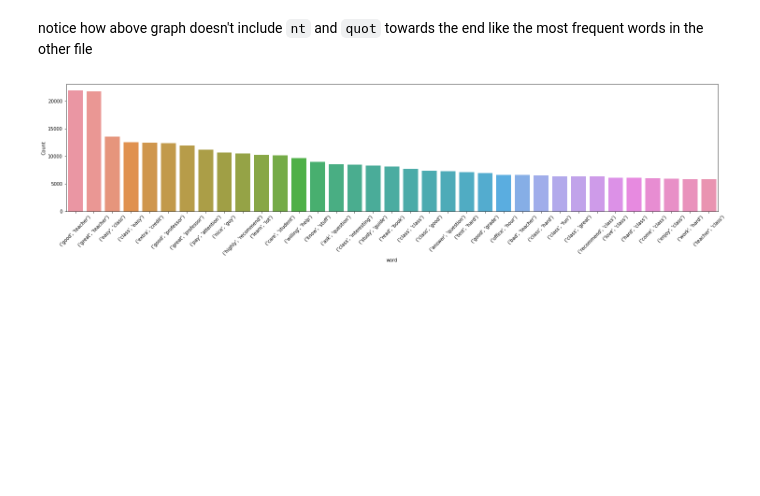
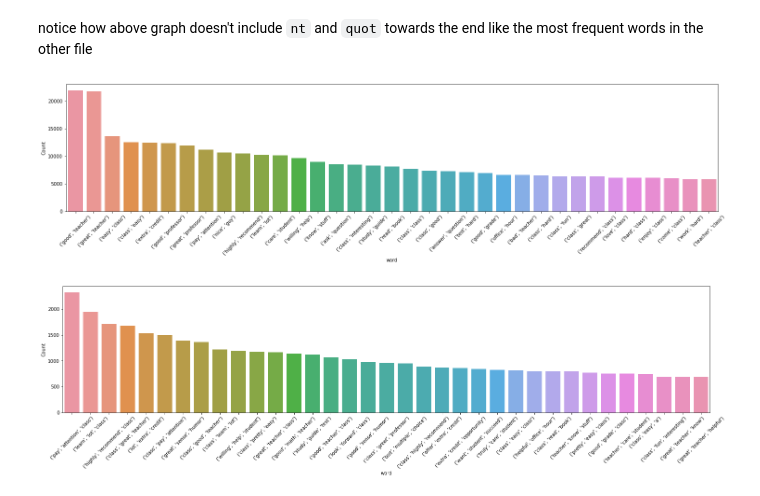
Before and after one commit to EthanCherian/RMP-Wizard, a Jupyter notebook: Ethan's EDA/eda-1.ipynb, the cells around one changed output. Drawn from its saved outputs; the diff is of its cells as text; code cells hidden in the pictures; blank space fills up the shorter version.

```diff
--- a/Ethan's EDA/eda-1.ipynb
+++ b/Ethan's EDA/eda-1.ipynb
@@ -53,3 +57,21 @@ Back on track, trying to lemmatize and remove stopwords, but this one takes sign
 ** the only difference is line 5: `spacy.load("en_core_web_md")` in this file vs. `English()` in the other
 
 *In exchange, we'll see the results are slightly better in this file tbh*
+# %%
+import spacy
+from spacy.lang.en.stop_words import STOP_WORDS
+
+nlp = spacy.load("en_core_web_md", disable=['parser', 'ner'])
+
+def lemmatize_pipe(doc):
+    lemma_list = [str(tok.lemma_).lower() for tok in doc if tok.is_alpha and tok.text.lower() not in STOP_WORDS]
+    return lemma_list
+
+def preprocess_pipe(texts):
+    preproc_pipe = []
+    for doc in nlp.pipe(texts, batch_size=20):
+        preproc_pipe.append(lemmatize_pipe(doc))
+    return preproc_pipe
+
+reviews["preprocess"] = preprocess_pipe(reviews["comment"])
+reviews.head()
@@ -56,15 +85,8 @@ Back on track, trying to lemmatize and remove stopwords, but this one takes sign
 # %%
-import spacy
-from spacy.lang.en import English
-from spacy.lang.en.stop_words import STOP_WORDS
+"""
+no_stopwords = []
 
-nlp = spacy.load("en_core_web_md")
-no_stop_words = []
-
-for i in range(reviews.shape[0]):
-    text = reviews["comment"][i]
-    doc = nlp(text)
-
+for doc in nlp.pipe(html_removed):
     token_list = []
     for token in doc:
         token_list.append(token.lemma_)
@@ -75,7 +97,8 @@ for i in range(reviews.shape[0]):
         if lexeme.is_stop == False:
             filtered_sent.append(word)
 
-    no_stop_words.append(" ".join(filtered_sent))
+    no_stopwords.append(" ".join(filtered_sent))
+"""
 # %%
 """
 nlp = spacy.load("en_core_web_md")
@@ -89,7 +112,7 @@ reviews["lemma_tokens"] = reviews["tokens"].apply(lambda x: " ".join([token.lemm
 comments_proper = []
 
 for i in range(reviews.shape[0]):
-    review = no_stop_words[i]
+    review = no_stopwords[i]
     review = re.sub('[^a-zA-Z\s]+', ' ', review)
     review = re.sub('\s+', ' ', review)             # get rid of excess whitespace generated by spaCy's less-than-ideal tokenization
     review = review.lower()                         # lowercase review for uniformity
@@ -134,11 +157,11 @@ freq_words(comments, terms=35)
 notice how above graph doesn't include `nt` and `quot` towards the end like the most frequent words in the other file
 # %%
 %matplotlib inline
-def freq_bigrams(x, terms=30):        # function to plot most frequent words
+def freq_ngrams(x, terms=30, n=2):        # function to plot most frequent n-grams
     all_words = " ".join([text for text in x])
     all_words = all_words.split()
 
-    bgs = nltk.bigrams(all_words)
+    bgs = nltk.ngrams(all_words, n)
     fdist = FreqDist(bgs)
     words_df = pd.DataFrame({"word":list(fdist.keys()), "count":list(fdist.values())})
 
@@ -149,6 +172,10 @@ def freq_bigrams(x, terms=30):        # function to plot most frequent words
     ax.set(ylabel="Count")
     plt.show()
 
-freq_bigrams(comments, terms=35)
+freq_ngrams(comments, terms=35)
 # %% [output]
 [figure]
+# %%
+freq_ngrams(comments, terms=35, n=3)
+# %% [output]
+[figure, added]
```
Also changed, not shown: parts of 5 cells of this notebook.
